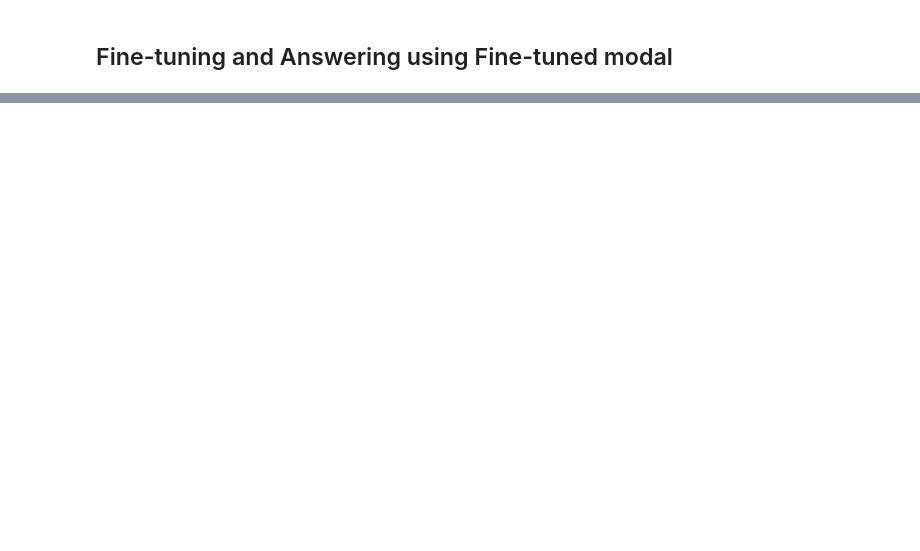
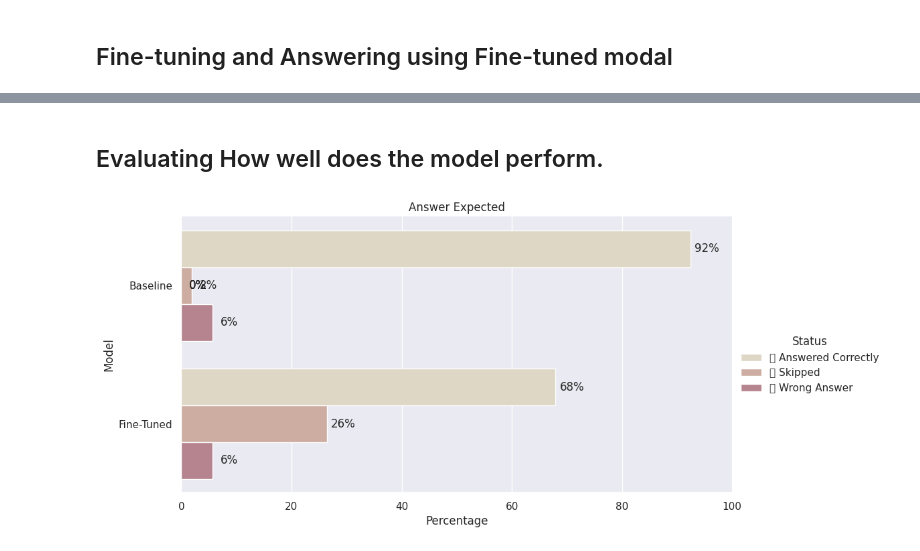
Before and after one commit to MatthewHsu1/RAGsystemOpenAI, a Jupyter notebook: Open_AI_RAG.ipynb, the cells around one changed output, grey strips where cells are left out. Drawn from its saved outputs; the diff is of its cells as text; code cells hidden in the pictures; blank space fills up the shorter version.

Commit message:
Include graph comparing zero-shot and fine-tuned

```diff
--- a/Open_AI_RAG.ipynb
+++ b/Open_AI_RAG.ipynb
@@ -429,0 +558,16 @@ df.head()
+# %% [markdown]
+## Evaluating How well does the model perform.
+# %%
+def remove_text_error(text):
+  if "i don't know" in text.lower():
+    correct_text = text.replace(".", "")
+    return correct_text
+  elif "i dont't know" in text.lower():
+    correct_text = "I don't know"
+    return correct_text
+  else:
+    return text
+# %%
+df["generated_answer"] = df["generated_answer"].apply(remove_text_error)
+# %%
+df["ft_generated_answer"] = df["ft_generated_answer"].apply(remove_text_error)
@@ -429,0 +660,6 @@ df.head()
+# %%
+evaluator = Evaluator(df)
+# %%
+evaluator.plot_evaluate_model(scenario="answer_expected")
+# %% [output]
+[figure, added]
```
Also changed, not shown: parts of 21 cells of this notebook.
